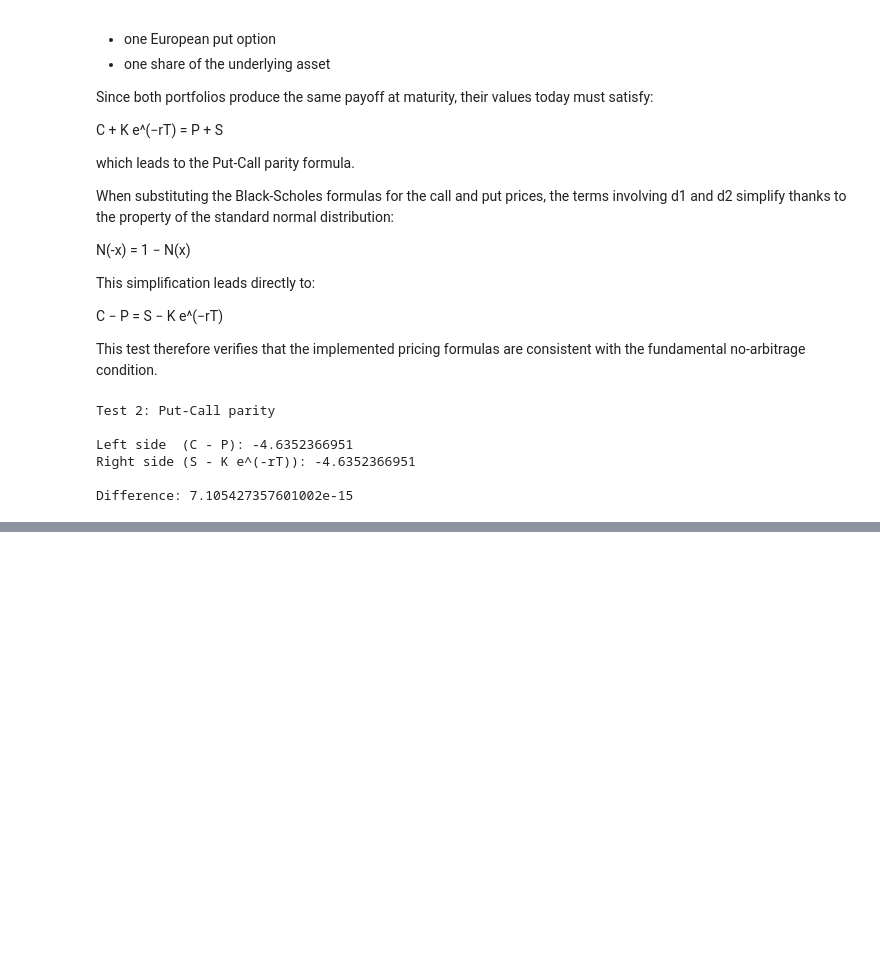
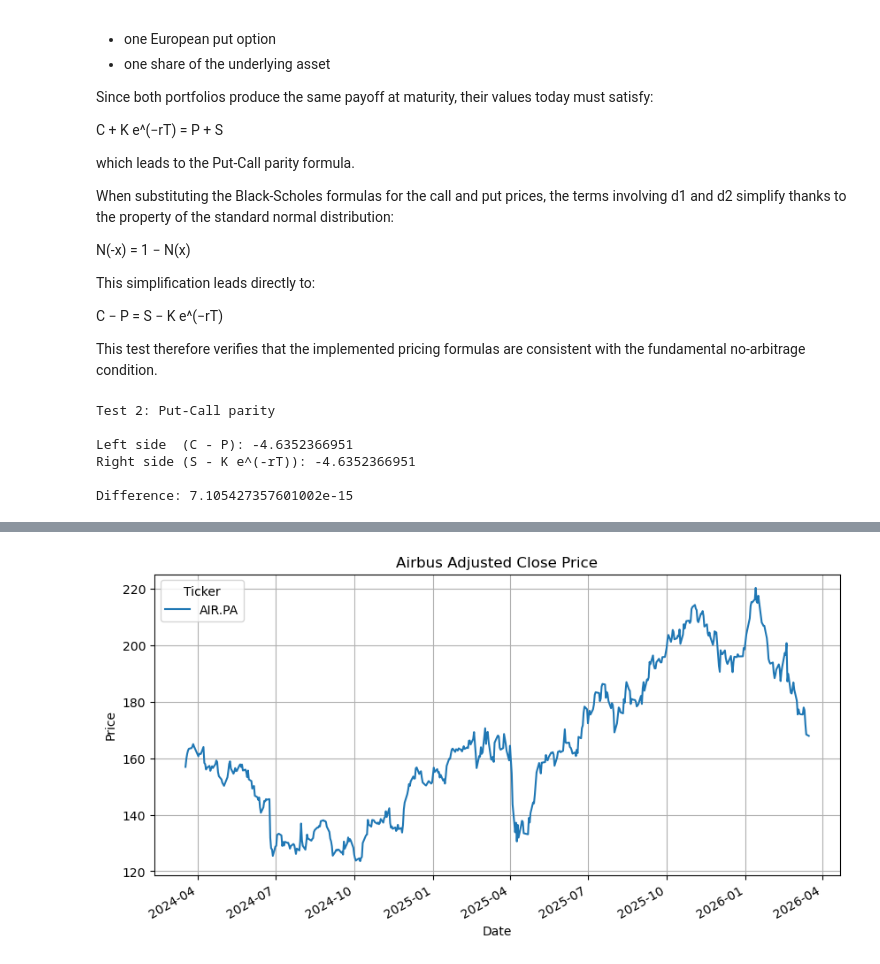
Before and after one commit to nicolasmarveaux456-hue/airbus_option_pricing, a Jupyter notebook: notebooks/01_black_scholes.ipynb, the cells around one changed output, grey strips where cells are left out. Saved outputs shown, nothing was run; the diff lists cells and outputs as text; code cells hidden in the pictures; blank space fills up the shorter version.

```diff
--- a/notebooks/01_black_scholes.ipynb
+++ b/notebooks/01_black_scholes.ipynb
@@ -162,0 +193,8 @@ Difference: 7.105427357601002e-15
+# %%
+# Download Airbus historical prices (from last 2 years to now)
+airbus = yf.download("AIR.PA", period="2y", auto_adjust=False)
+
+# Keep adjusted close prices
+airbus = airbus[["Adj Close"]].dropna()
+
+airbus.head()
@@ -162,0 +211,10 @@ Difference: 7.105427357601002e-15
+# %%
+# Plot Airbus price
+airbus["Adj Close"].plot(figsize=(10,5))
+plt.title("Airbus Adjusted Close Price")
+plt.xlabel("Date")
+plt.ylabel("Price")
+plt.grid(True)
+plt.show()
+# %% [output]
+[figure, added]
```
Also changed, not shown: parts of 12 cells of this notebook.
